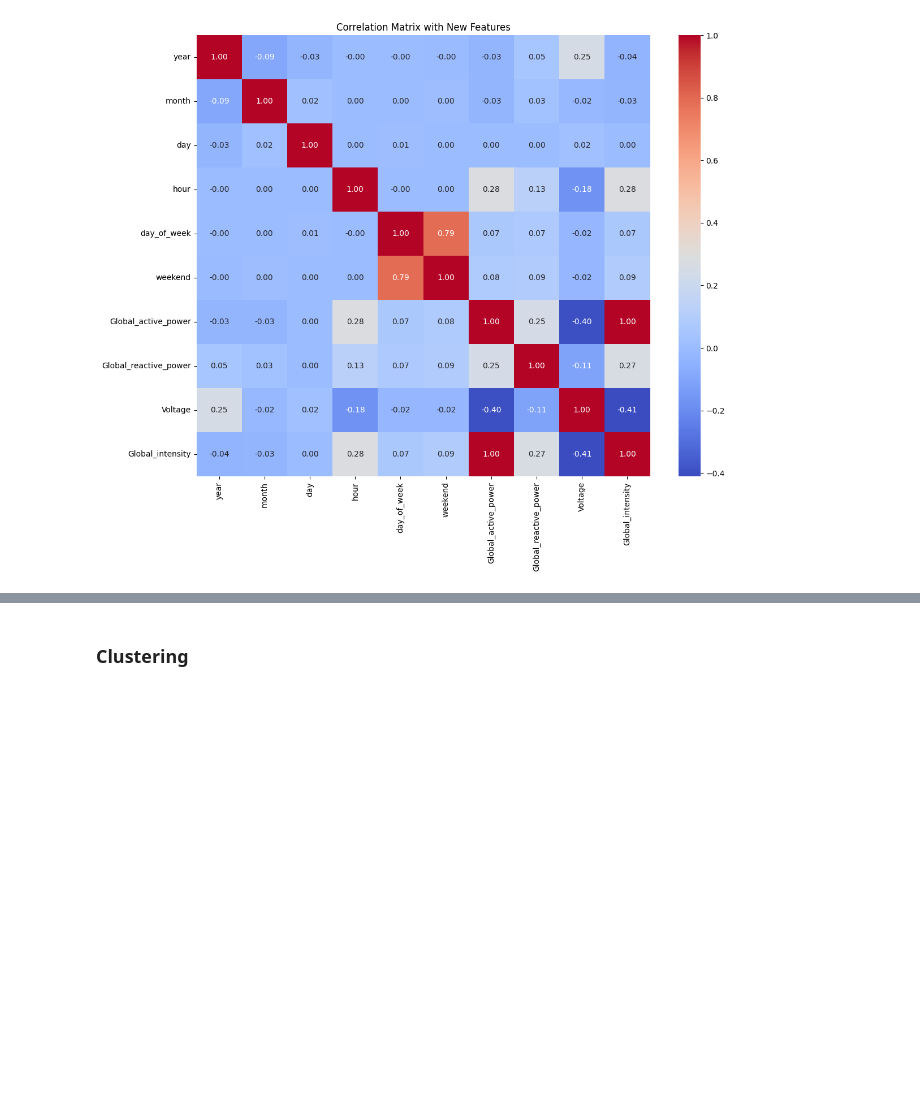
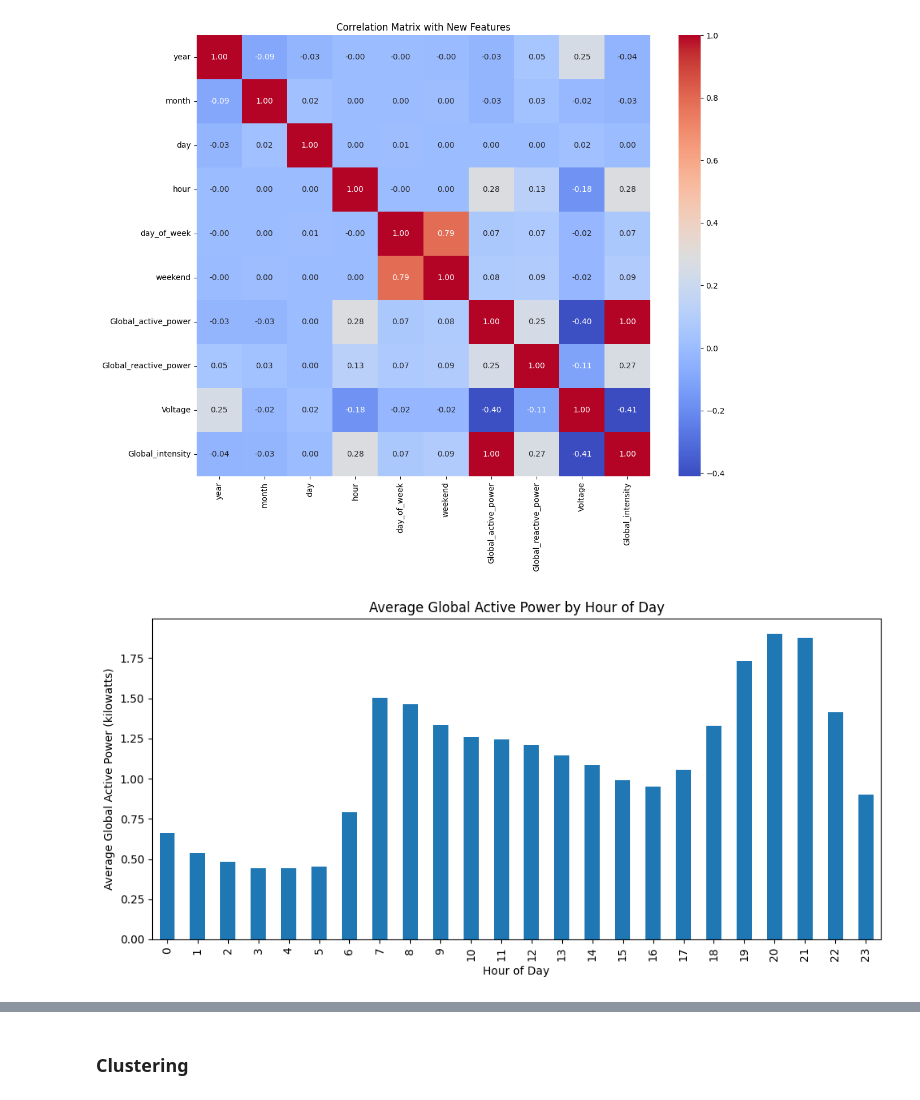
Before and after one commit to XzeraSpartan/CMPE-255-Data-Mining-Project-Group-5, a Jupyter notebook: CMPE_255_Data_Mining_Project.ipynb, the cells around one changed output, grey strips where cells are left out. Drawn from its saved outputs; the diff is of its cells as text; code cells hidden in the pictures; blank space fills up the shorter version.

```diff
--- a/CMPE_255_Data_Mining_Project.ipynb
+++ b/CMPE_255_Data_Mining_Project.ipynb
@@ -95,3 +97,17 @@ plt.show()
 plt.close()
 # %% [output]
 [figure]
+# %%
+# Group by time of day and plot average consumption
+hourly_consumption = df.groupby('hour')['Global_active_power'].mean()
+plt.figure(figsize=(10, 5))
+hourly_consumption.plot(kind='bar')
+plt.title('Average Global Active Power by Hour of Day')
+plt.xlabel('Hour of Day')
+plt.ylabel('Average Global Active Power (kilowatts)')
+plt.tight_layout()
+#plt.savefig('average_power_by_hour.png')
+plt.show()
+plt.close()
+# %% [output]
+[figure, added]
```
Also changed, not shown: parts of 4 cells of this notebook.
